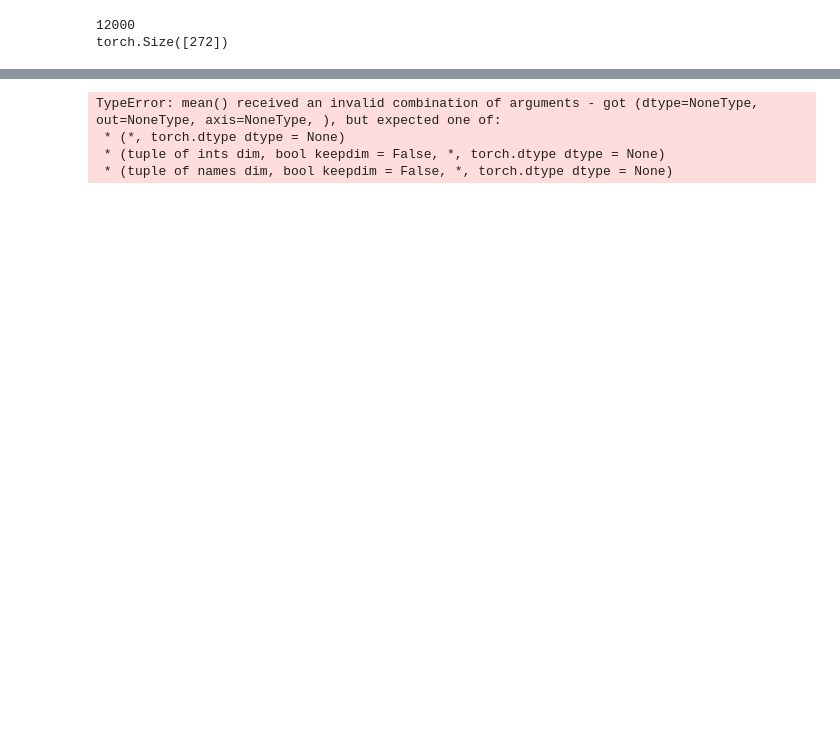
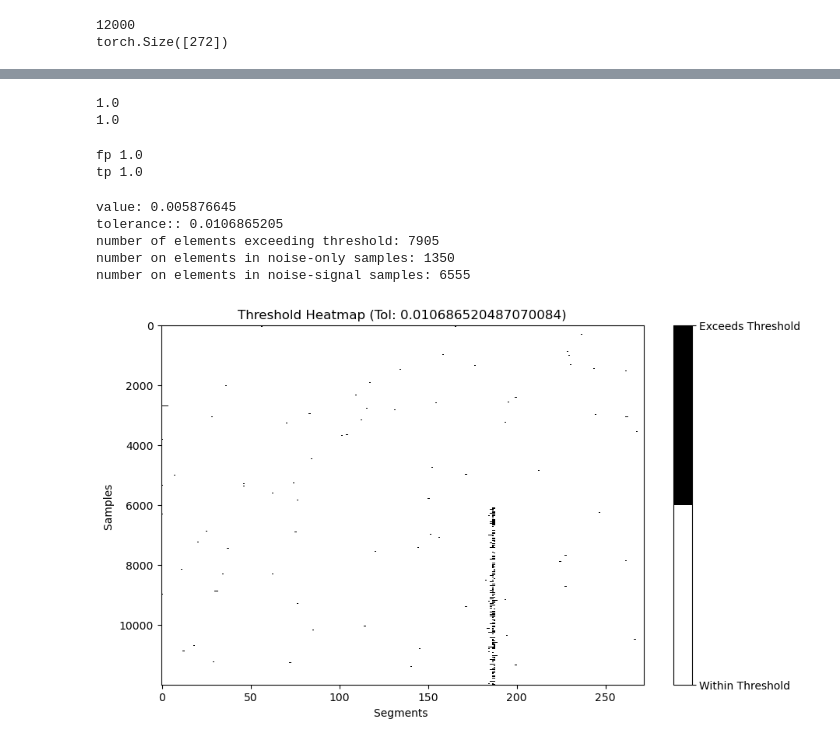
Before and after one commit to GioMai24/Autoencoder-for-GW-Detection, a Jupyter notebook: model_inspector.ipynb, the cells around one changed output, grey strips where cells are left out. Saved outputs shown, nothing was run; the diff lists cells and outputs as text; code cells hidden in the pictures; blank space fills up the shorter version.

```diff
--- a/model_inspector.ipynb
+++ b/model_inspector.ipynb
@@ -184,40 +282,53 @@ plt.show()
+# %%
+thresh = .013
+print(np.mean(np.any((noise_subtest > thresh) & np.pad((noise_subtest > thresh), ((0,0), (0,1)))[:, 1:], axis=1)))
+print(np.mean(np.any((inj_substest > thresh) & np.pad((inj_substest > thresh), ((0,0), (0,1)))[:, 1:], axis=1)))
+# %% [output]
+1.0
+1.0
+# %%
+thresh = .015
+testing = np.any(grid > thresh, axis=1)
+print('fp', np.mean(testing[:3000]))
+print('tp', np.mean(testing[-3000:]))
+# %% [output]
+fp 1.0
+tp 1.0
 # %%
 ### Warning: Ai copy paste below (esploration and ideas validation purpose only)
+import matplotlib.colors as mcolors
 
-
-import matplotlib.pyplot as plt
-import matplotlib.colors as mcolors
-import numpy as np
-
-value = np.mean(grid)
+value = grid.mean()
 print("value:", value)
 thresh = value + 2*grid.std()
 print("tolerance::",thresh)
 
 mask = np.abs(grid - value) > thresh
 
 print("number of elements exceeding threshold:", np.sum(mask))
 print("number on elements in noise-only samples:", np.sum(mask[:5999,:]))
 print("number on elements in noise-signal samples:", np.sum(mask[5999:,:]))
 
 plt.figure(figsize=(10, 6))
 
 cmap = mcolors.ListedColormap(['white', 'black'])
 
 plt.imshow(mask, cmap=cmap, aspect='auto', interpolation='nearest') # maybe we can use bigger windows not just picking some random ones
 
 cbar = plt.colorbar(ticks=[0, 1])
 cbar.ax.set_yticklabels(['Within Threshold', 'Exceeds Threshold'])
 
 plt.xlabel('Segments ')
 plt.ylabel('Samples ')
 plt.title(f'Threshold Heatmap (Tol: {thresh})')
 plt.show()
 # %% [output]
-TypeError: mean() received an invalid combination of arguments - got (dtype=NoneType, out=NoneType, axis=NoneType, ), but expected one of:
- * (*, torch.dtype dtype = None)
- * (tuple of ints dim, bool keepdim = False, *, torch.dtype dtype = None)
- * (tuple of names dim, bool keepdim = False, *, torch.dtype dtype = None)
+value: 0.005876645
+tolerance:: 0.0106865205
+number of elements exceeding threshold: 7905
+number on elements in noise-only samples: 1350
+number on elements in noise-signal samples: 6555
+[figure, added]
 # %%
 # i think a better indicator should be found.
 # also we cannot count just the segments that go over the thresh bc a signal is made of many segments. wee need a better way to aggregate.
```
Also changed, not shown: parts of 26 cells of this notebook, 2 other files.
